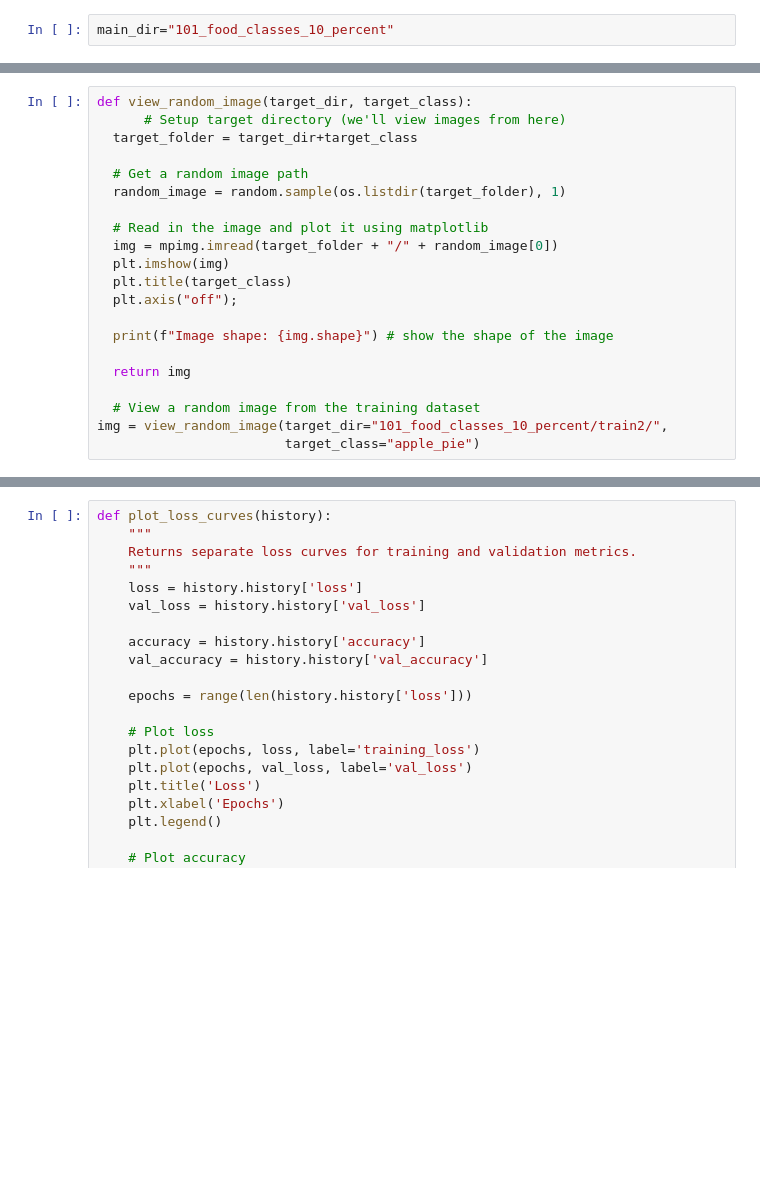
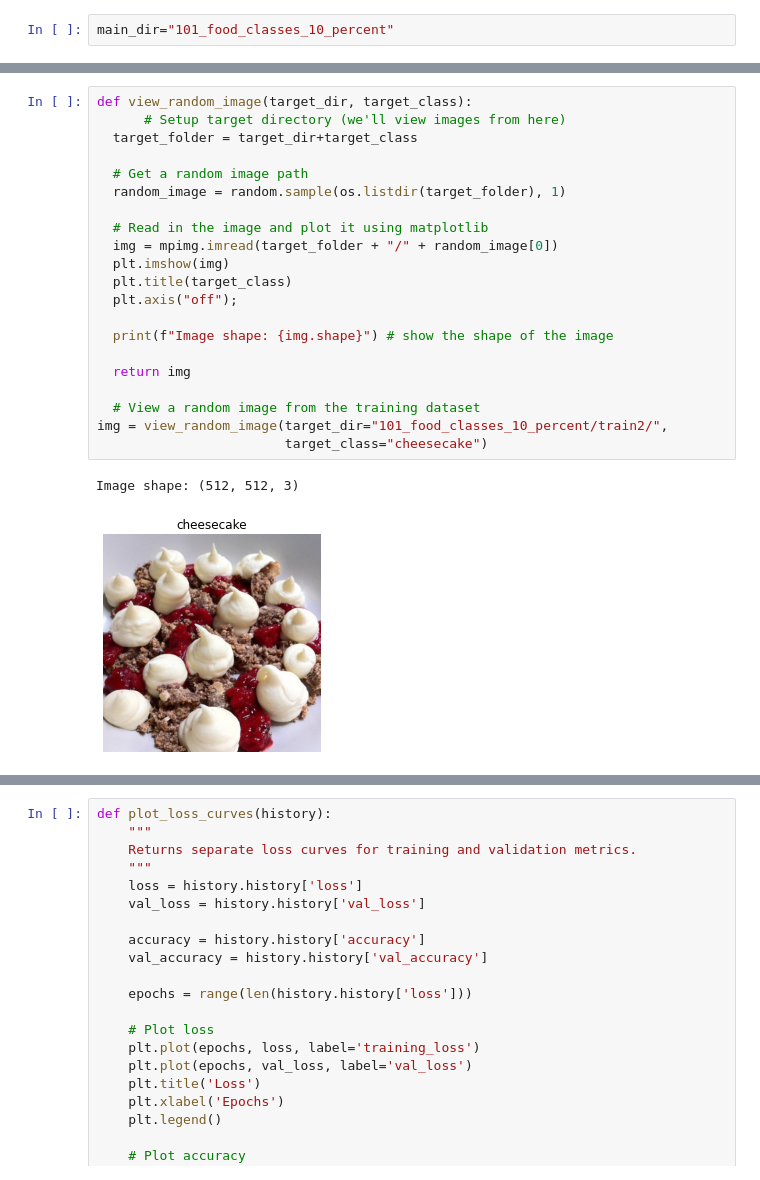
Before and after one commit to BohdanKhomik/ml2021, a Jupyter notebook: lab6/lab6.ipynb, the cells around one changed output, grey strips where cells are left out. Drawn from its saved outputs; the diff is of its cells as text; blank space fills up the shorter version.

```diff
--- a/lab6/lab6.ipynb
+++ b/lab6/lab6.ipynb
@@ -49,23 +87,26 @@ print(l)
 # %%
 def view_random_image(target_dir, target_class):
       # Setup target directory (we'll view images from here)
   target_folder = target_dir+target_class
 
   # Get a random image path
   random_image = random.sample(os.listdir(target_folder), 1)
 
   # Read in the image and plot it using matplotlib
   img = mpimg.imread(target_folder + "/" + random_image[0])
   plt.imshow(img)
   plt.title(target_class)
   plt.axis("off");
 
   print(f"Image shape: {img.shape}") # show the shape of the image
 
   return img
 
   # View a random image from the training dataset
 img = view_random_image(target_dir="101_food_classes_10_percent/train2/",
-                        target_class="apple_pie")
+                        target_class="cheesecake")
+# %% [output]
+Image shape: (512, 512, 3)
+[figure, added]
 # %%
 img
```
Also changed, not shown: parts of 9 cells of this notebook.
